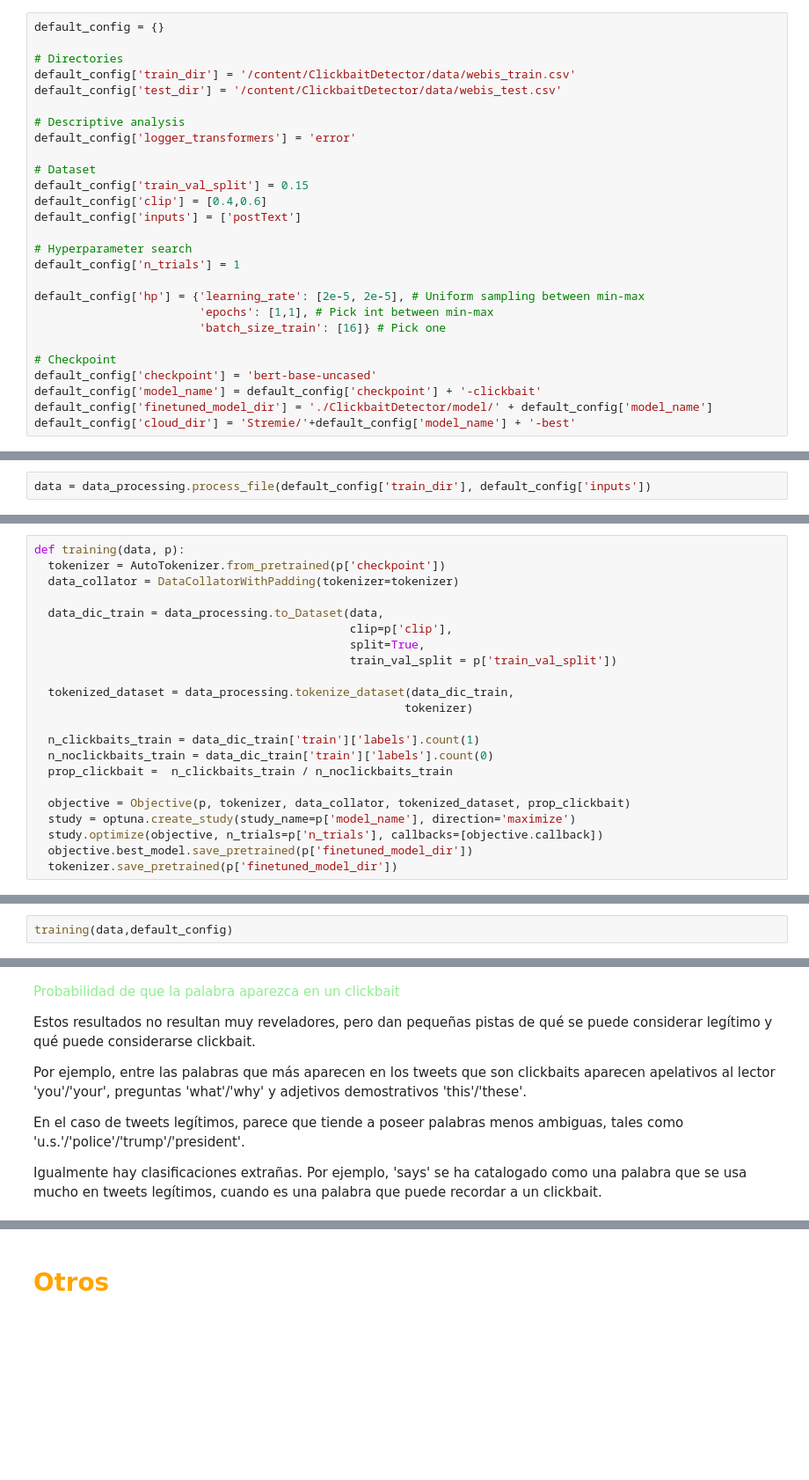
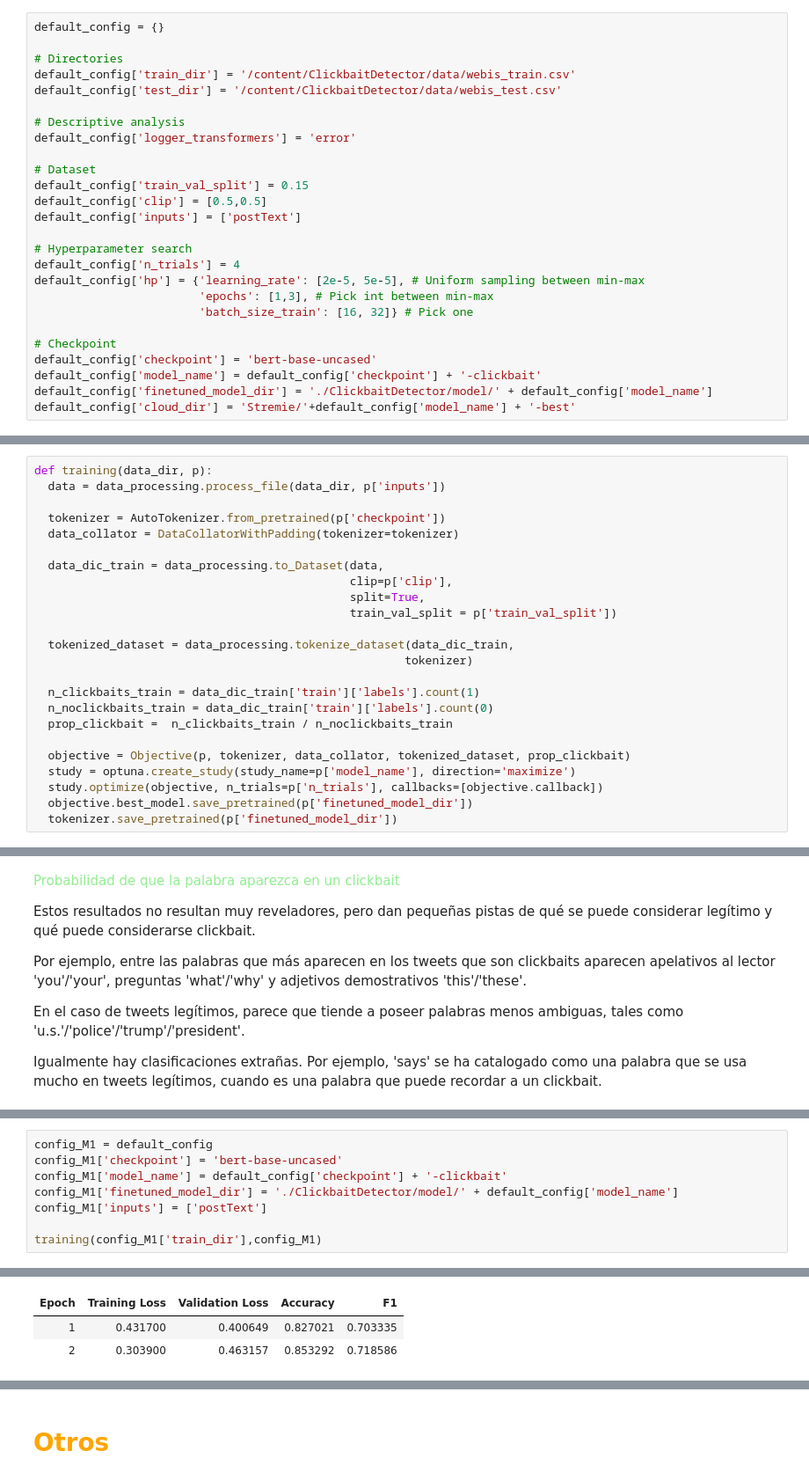
Before and after one commit to Albmargar1/ClickbaitDetector, a Jupyter notebook: main.ipynb, the cells around one changed output, grey strips where cells are left out. Shown at 88% size. Drawn from its saved outputs; the diff is of its cells as text; blank space fills up the shorter version.

```diff
--- a/main.ipynb
+++ b/main.ipynb
@@ -56,15 +56,14 @@ default_config['logger_transformers'] = 'error'
 
 # Dataset
 default_config['train_val_split'] = 0.15
-default_config['clip'] = [0.4,0.6]
+default_config['clip'] = [0.5,0.5]
 default_config['inputs'] = ['postText']
 
 # Hyperparameter search
-default_config['n_trials'] = 1
-
-default_config['hp'] = {'learning_rate': [2e-5, 2e-5], # Uniform sampling between min-max
-                        'epochs': [1,1], # Pick int between min-max
-                        'batch_size_train': [16]} # Pick one
+default_config['n_trials'] = 4
+default_config['hp'] = {'learning_rate': [2e-5, 5e-5], # Uniform sampling between min-max
+                        'epochs': [1,3], # Pick int between min-max
+                        'batch_size_train': [16, 32]} # Pick one
 
 # Checkpoint
 default_config['checkpoint'] = 'bert-base-uncased'
@@ -103,6 +102,4 @@ from utils.Objective import Objective
 [Volver al índice](#Index)
 <a name='Pipeline'> </a>
 # <font color='orange'> Pipeline </font>
-# %%
-data = data_processing.process_file(default_config['train_dir'], default_config['inputs'])
 # %%
@@ -112,7 +111,9 @@ def do_descriptive_analysis(data):
   descriptive_analysis.probability_clickbait_per_tweet_count_words(data)
   descriptive_analysis.given_word_check_probability_clickbait(data)
 # %%
-def training(data, p):
+def training(data_dir, p):
+  data = data_processing.process_file(data_dir, p['inputs'])
+
   tokenizer = AutoTokenizer.from_pretrained(p['checkpoint'])
   data_collator = DataCollatorWithPadding(tokenizer=tokenizer)
 
@@ -180,7 +181,5 @@ def model_performance(data_dir,p,checkpoint):
 
   results = metric.compute()
   print(results)
-# %%
-training(data,default_config)
 # %% [markdown]
 [Volver al índice](#Index)
@@ -226,0 +232,9 @@ Igualmente hay clasificaciones extrañas. Por ejemplo, 'says' se ha catalogado c
+# %%
+config_M1 = default_config
+config_M1['checkpoint'] = 'bert-base-uncased'
+config_M1['model_name'] = default_config['checkpoint'] + '-clickbait'
+config_M1['finetuned_model_dir'] = './ClickbaitDetector/model/' + default_config['model_name']
+config_M1['inputs'] = ['postText']
+
+training(config_M1['train_dir'],config_M1)
+# %% [output]
@@ -226,0 +262,3 @@ Igualmente hay clasificaciones extrañas. Por ejemplo, 'says' se ha catalogado c
+| Epoch | Training Loss | Validation Loss | Accuracy | F1 |
+| 1 | 0.431700 | 0.400649 | 0.827021 | 0.703335 |
+| 2 | 0.303900 | 0.463157 | 0.853292 | 0.718586 |
```
Also changed, not shown: parts of 23 cells of this notebook.
